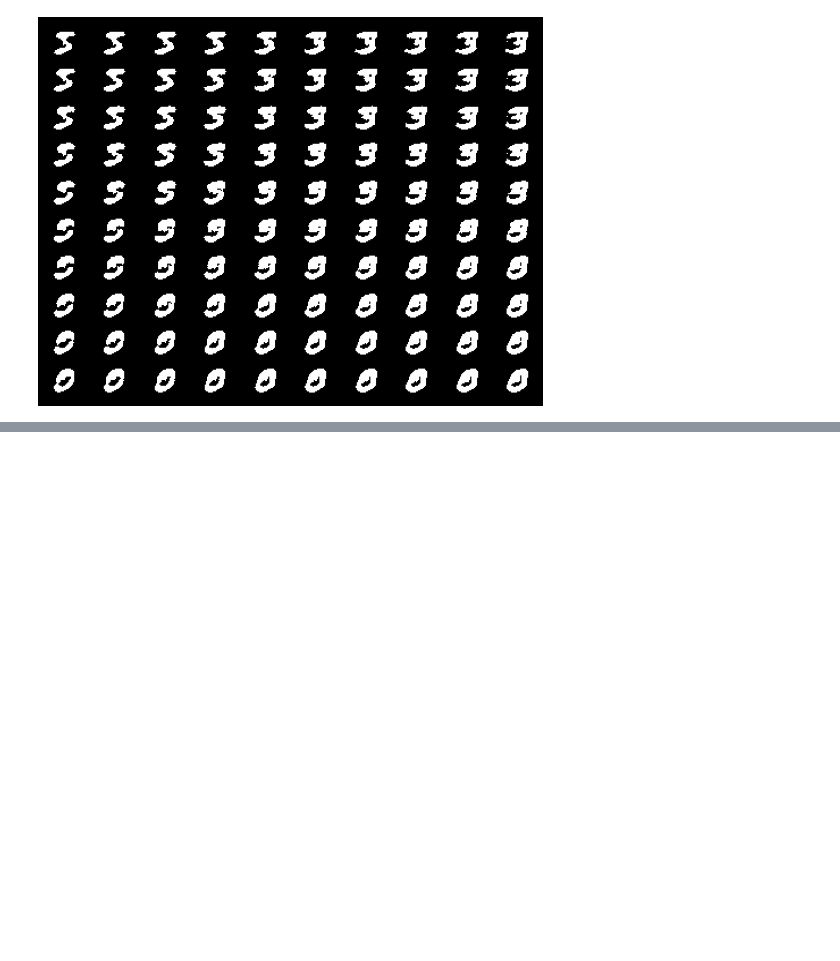
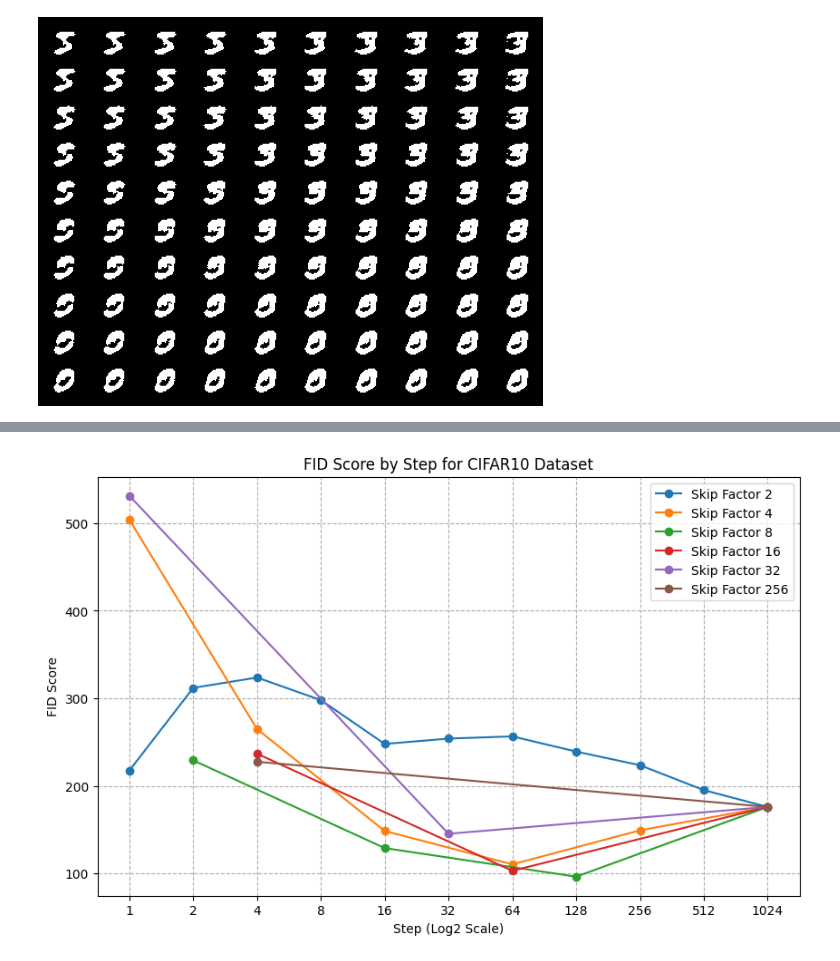
Before and after one commit to timohromadka/diffusion_distiller, a Jupyter notebook: testing.ipynb, the cells around one changed output, grey strips where cells are left out. Drawn from its saved outputs; the diff is of its cells as text; code cells hidden in the pictures; blank space fills up the shorter version.

```diff
--- a/testing.ipynb
+++ b/testing.ipynb
@@ -90,0 +239,4 @@ plt.show()
+# %%
+plot_fid_by_step_and_skip_factor(df, 'cifar10')
+# %% [output]
+[figure, added]
```
Also changed, not shown: parts of 9 cells of this notebook.
